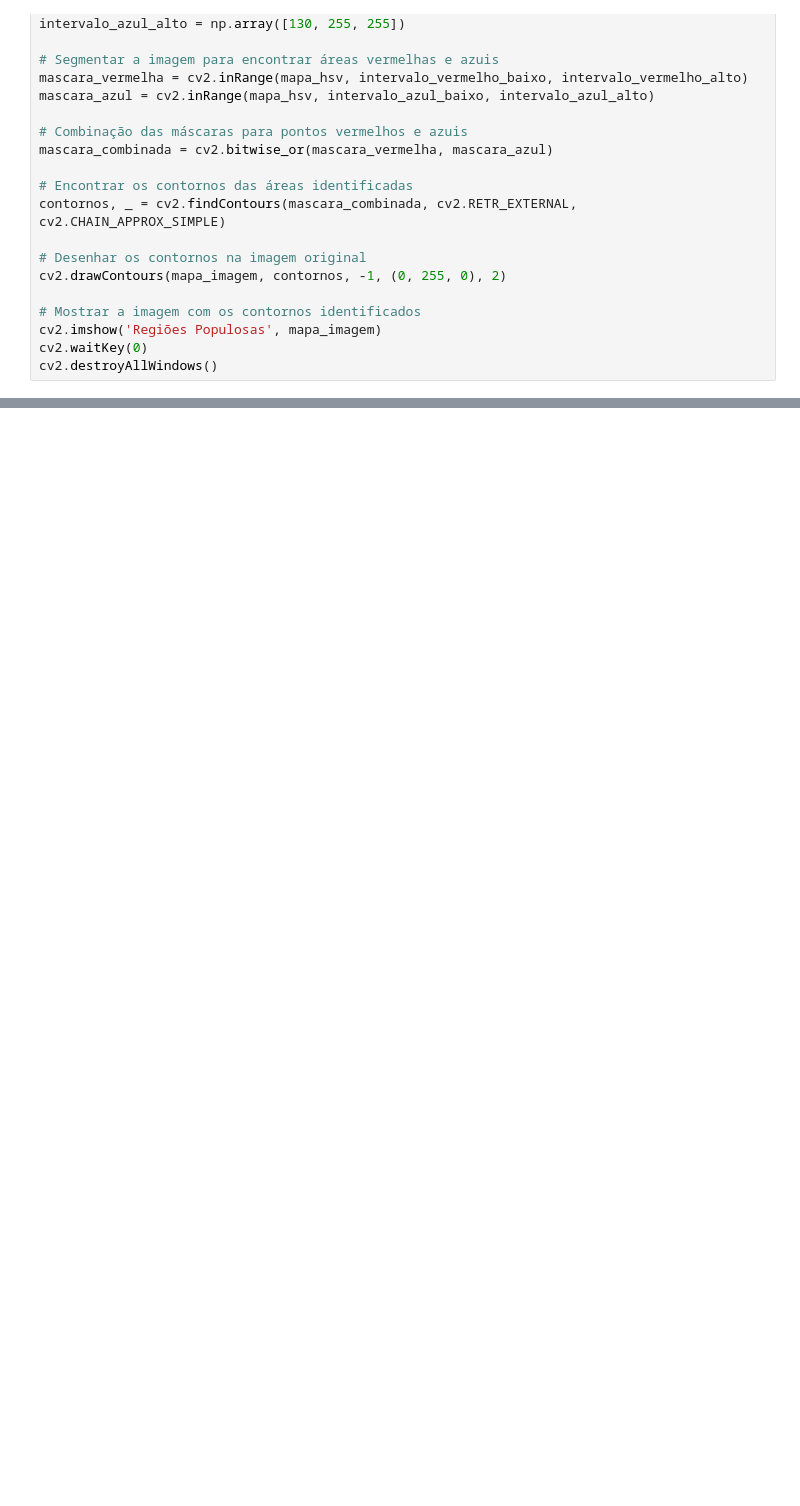
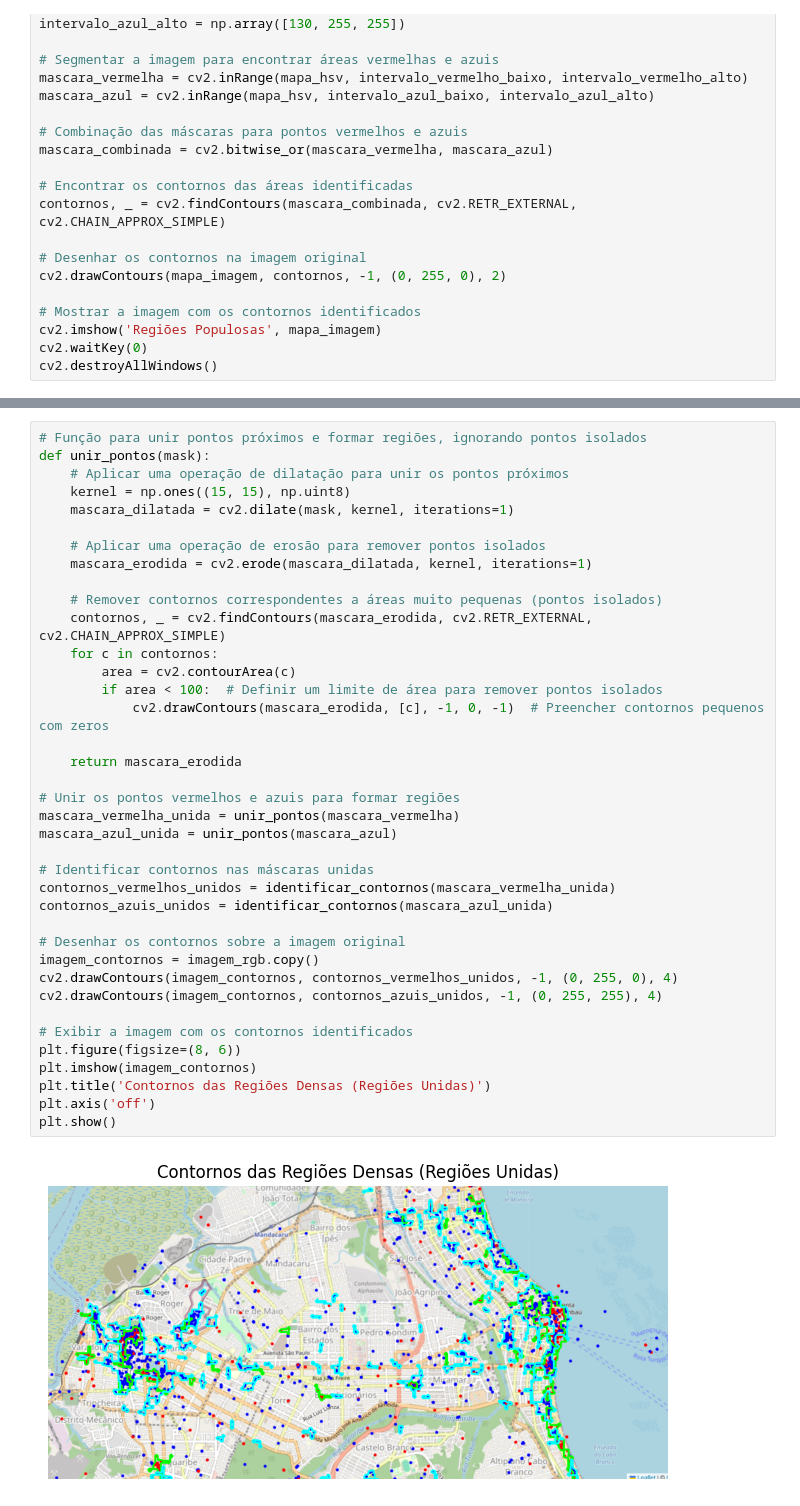
Before and after one commit to HiebertDiogo/Projeto-Final-PDI, a Jupyter notebook: main.ipynb, the cells around one changed output, grey strips where cells are left out. Saved outputs shown, nothing was run; the diff lists cells and outputs as text; blank space fills up the shorter version.

```diff
--- a/main.ipynb
+++ b/main.ipynb
@@ -188,0 +141,40 @@ Error:
+# %%
+# Função para unir pontos próximos e formar regiões, ignorando pontos isolados
+def unir_pontos(mask):
+    # Aplicar uma operação de dilatação para unir os pontos próximos
+    kernel = np.ones((15, 15), np.uint8)
+    mascara_dilatada = cv2.dilate(mask, kernel, iterations=1)
+
+    # Aplicar uma operação de erosão para remover pontos isolados
+    mascara_erodida = cv2.erode(mascara_dilatada, kernel, iterations=1)
+
+    # Remover contornos correspondentes a áreas muito pequenas (pontos isolados)
+    contornos, _ = cv2.findContours(mascara_erodida, cv2.RETR_EXTERNAL, cv2.CHAIN_APPROX_SIMPLE)
+    for c in contornos:
+        area = cv2.contourArea(c)
+        if area < 100:  # Definir um limite de área para remover pontos isolados
+            cv2.drawContours(mascara_erodida, [c], -1, 0, -1)  # Preencher contornos pequenos com zeros
+
+    return mascara_erodida
+
+# Unir os pontos vermelhos e azuis para formar regiões
+mascara_vermelha_unida = unir_pontos(mascara_vermelha)
+mascara_azul_unida = unir_pontos(mascara_azul)
+
+# Identificar contornos nas máscaras unidas
+contornos_vermelhos_unidos = identificar_contornos(mascara_vermelha_unida)
+contornos_azuis_unidos = identificar_contornos(mascara_azul_unida)
+
+# Desenhar os contornos sobre a imagem original
+imagem_contornos = imagem_rgb.copy()
+cv2.drawContours(imagem_contornos, contornos_vermelhos_unidos, -1, (0, 255, 0), 4)
+cv2.drawContours(imagem_contornos, contornos_azuis_unidos, -1, (0, 255, 255), 4)
+
+# Exibir a imagem com os contornos identificados
+plt.figure(figsize=(8, 6))
+plt.imshow(imagem_contornos)
+plt.title('Contornos das Regiões Densas (Regiões Unidas)')
+plt.axis('off')
+plt.show()
+# %% [output]
+[figure, added]
```
Also changed, not shown: parts of 8 cells of this notebook, 3 other files.
